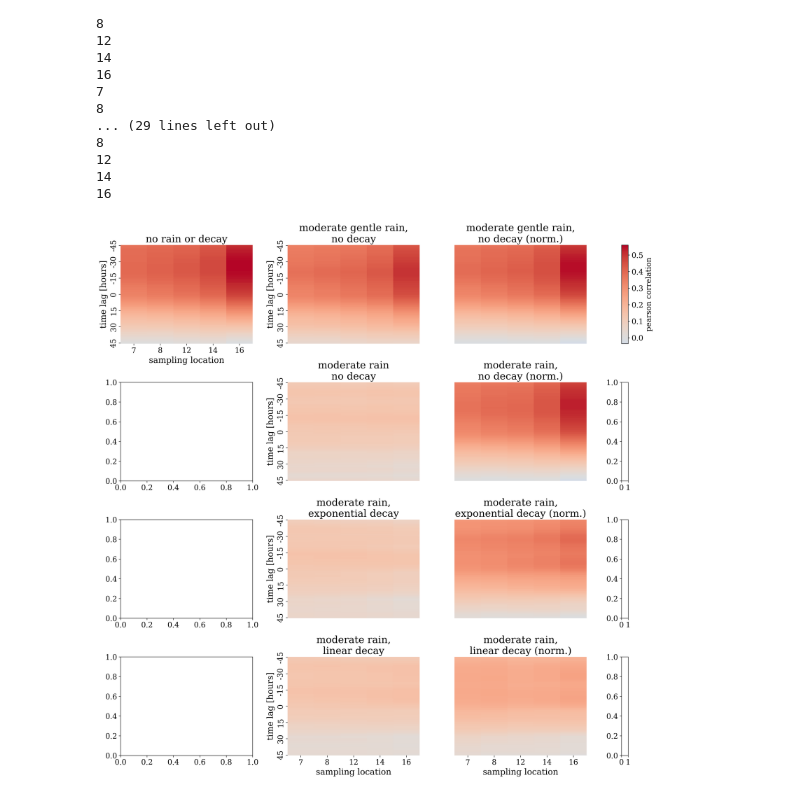
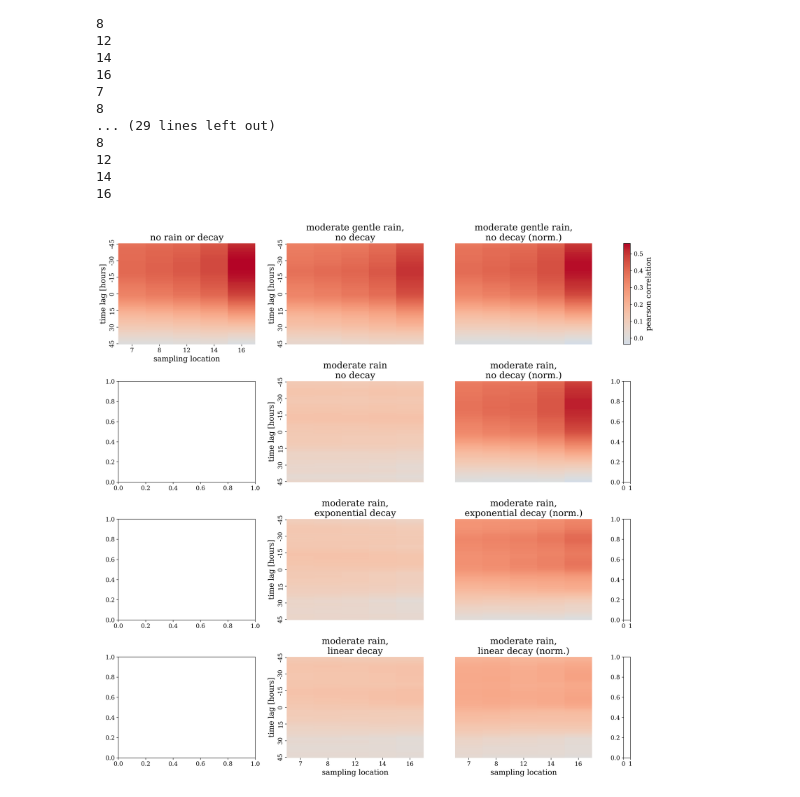
Before and after one commit to inside-consortium/inside_demonstrator, a Jupyter notebook: analysis/scripts/8_correlation_rain_decay.ipynb, the cells around one changed output. Cells and saved outputs as stored; diff of their text form; code cells hidden in the pictures.

Commit message:
Update rain ccf plot

```diff
--- a/analysis/scripts/8_correlation_rain_decay.ipynb
+++ b/analysis/scripts/8_correlation_rain_decay.ipynb
@@ -192,59 +193,56 @@ df = pd.concat([df_res_no_rain, df_res_gentle_rain, df_res_mod_rain, df_res_gent
 maxval = (df[['7', '8', '12', '14', '16']].max()).max()
 minval = (df[['7', '8', '12', '14', '16']].min()).min()
 
-import matplotlib
-matplotlib.rcParams.update({'font.size': 15})
-
 fig, axs = plt.subplots(ncols = 4, nrows = 4, figsize = (16,16), dpi=300, sharex=False, sharey=False, gridspec_kw=dict(width_ratios=[4,4,4,0.2]))
 
 sns.heatmap(data=df.loc[df.rain_scenario=="no rain",['7', '8', '12', '14', '16']], cmap='coolwarm', center=0, yticklabels=15, cbar = False, ax=axs[0,0], vmin = minval, vmax = maxval)
-axs[0,0].set_title(f"no rain or decay", fontsize=20)
-axs[0,0].set_xlabel(f"sampling location", fontsize=17)
-axs[0,0].set_ylabel(f"time lag [hours]", fontsize=17)
+axs[0,0].set_title(f"no rain or decay")
+axs[0,0].set_xlabel(f"sampling location")
+axs[0,0].set_ylabel(f"time lag [hours]")
 
 sns.heatmap(data=df.loc[df.rain_scenario=="gentle rain",['7', '8', '12', '14', '16']], cmap='coolwarm', center=0, yticklabels=15, xticklabels=False, cbar = False, ax=axs[0,1], vmin = minval, vmax = maxval)
-axs[0,1].set_title(f"moderate gentle rain,\nno decay", fontsize=20)
+axs[0,1].set_title(f"moderate gentle rain,\nno decay")
 axs[0,1].set_xlabel(" ")
-axs[0,1].set_ylabel(f"time lag [hours]", fontsize=17)
+axs[0,1].set_ylabel(f"time lag [hours]")
 
 sns.heatmap(data=df.loc[df.rain_scenario=="gentle rain (norm)",['7', '8', '12', '14', '16']], cmap='coolwarm', center=0, yticklabels=False, xticklabels=False, cbar=False, ax=axs[0,2], vmin = minval, vmax = maxval)
-axs[0,2].set_title(f"moderate gentle rain,\nno decay (norm.)", fontsize=20)
+axs[0,2].set_title(f"moderate gentle rain,\nno decay (norm.)")
 axs[0,2].set_xlabel(" ")
 axs[0,2].set_ylabel(" ")
 
 sns.heatmap(data=df.loc[df.rain_scenario=="moderate rain",['7', '8', '12', '14', '16']], cmap='coolwarm', center=0, yticklabels=15, xticklabels=False, cbar = False, ax=axs[1,1], vmin = minval, vmax = maxval)
-axs[1,1].set_title(f"moderate rain\nno decay", fontsize=20)
+axs[1,1].set_title(f"moderate rain\nno decay")
 axs[1,1].set_xlabel(" ")
-axs[1,1].set_ylabel(f"time lag [hours]", fontsize=17)
+axs[1,1].set_ylabel(f"time lag [hours]")
 
 sns.heatmap(data=df.loc[df.rain_scenario=="moderate rain (norm)",['7', '8', '12', '14', '16']], cmap='coolwarm', center=0, yticklabels=False, xticklabels=False, cbar=False, ax=axs[1,2], vmin = minval, vmax = maxval)
-axs[1,2].set_title(f"moderate rain,\nno decay (norm.)", fontsize=20)
+axs[1,2].set_title(f"moderate rain,\nno decay (norm.)")
 axs[1,2].set_xlabel(" ")
 axs[1,2].set_ylabel(" ")
 
 sns.heatmap(data=df.loc[df.rain_scenario=="moderate rain, exponential decay",['7', '8', '12', '14', '16']], cmap='coolwarm', center=0, yticklabels=15, xticklabels=False, cbar = False, ax=axs[2,1], vmin = minval, vmax = maxval)
-axs[2,1].set_title(f"moderate rain,\nexponential decay", fontsize=20)
+axs[2,1].set_title(f"moderate rain,\nexponential decay")
 axs[2,1].set_xlabel(" ")
-axs[2,1].set_ylabel(f"time lag [hours]", fontsize=17)
+axs[2,1].set_ylabel(f"time lag [hours]")
 
 sns.heatmap(data=df.loc[df.rain_scenario=="moderate rain, exponential decay (norm)",['7', '8', '12', '14', '16']], cmap='coolwarm', center=0, xticklabels=False, yticklabels=False, cbar=False, ax=axs[2,2], vmin = minval, vmax = maxval)
-axs[2,2].set_title(f"moderate rain,\nexponential decay (norm.)", fontsize=20)
+axs[2,2].set_title(f"moderate rain,\nexponential decay (norm.)")
 axs[2,2].set_xlabel(" ")
 axs[2,2].set_ylabel(" ")
 
 sns.heatmap(data=df.loc[df.rain_scenario=="moderate rain, linear decay",['7', '8', '12', '14', '16']], cmap='coolwarm', center=0, yticklabels=15, cbar = False, ax=axs[3,1], vmin = minval, vmax = maxval)
-axs[3,1].set_title(f"moderate rain,\nlinear decay", fontsize=20)
-axs[3,1].set_xlabel(f"sampling location", fontsize=17)
-axs[3,1].set_ylabel(f"time lag [hours]", fontsize=17)
+axs[3,1].set_title(f"moderate rain,\nlinear decay")
+axs[3,1].set_xlabel(f"sampling location")
+axs[3,1].set_ylabel(f"time lag [hours]")
 
 sns.heatmap(data=df.loc[df.rain_scenario=="moderate rain, linear decay (norm)",['7', '8', '12', '14', '16']], cmap='coolwarm', center=0, yticklabels=False, cbar=False, ax=axs[3,2], vmin = minval, vmax = maxval)
-axs[3,2].set_title(f"moderate rain,\nlinear decay (norm.)", fontsize=20)
-axs[3,2].set_xlabel(f"sampling location", fontsize=17)
+axs[3,2].set_title(f"moderate rain,\nlinear decay (norm.)")
+axs[3,2].set_xlabel(f"sampling location")
 axs[3,2].set_ylabel(" ")
 
 fig.colorbar(axs[0,1].collections[0], cax=axs[0,3], label = "pearson correlation")
 
-plt.tight_layout()
+fig.tight_layout()
 fig.savefig(os.path.join(plot_path, f"cross_correlations.png"), dpi=300)
 # %% [output]
-[figure, old version]
+[figure, new version]
```
Also changed, not shown: parts of 3 cells of this notebook.
